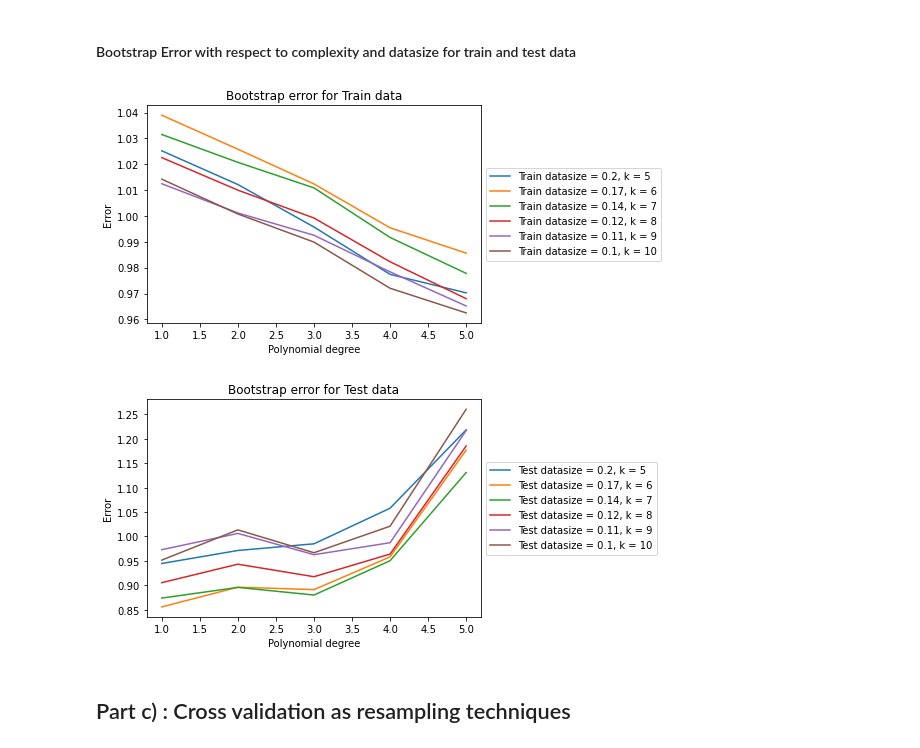
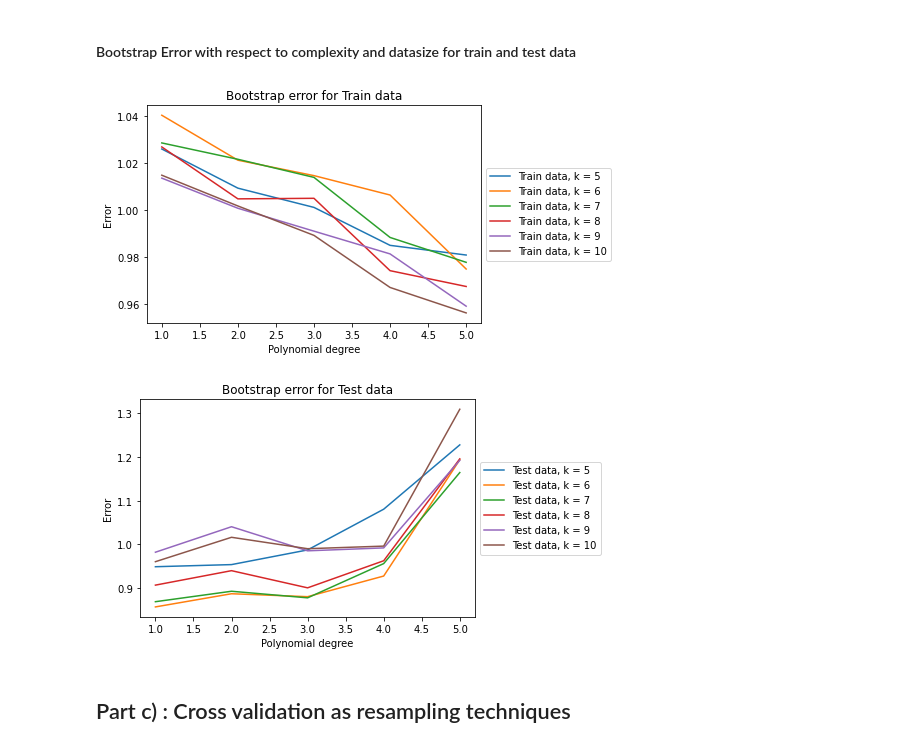
Before and after one commit to frederikrogge/compsci-project, a Jupyter notebook: Notebooks/task2&3.ipynb, the cells around one changed output. Saved outputs shown, nothing was run; the diff lists cells and outputs as text; code cells hidden in the pictures.

```diff
--- a/Notebooks/task2&3.ipynb
+++ b/Notebooks/task2&3.ipynb
@@ -112,14 +123,14 @@ def bootstrap(features, labels , k_values, degree_values, include_intercept = Fa
 
     return error_test, bias_test, variance_test,error_train , bias_train , variance_train
 # %%
-def gen_plot_bootstrap(k_values, polynomial, estimated_mse, title , y_label, legend_label, fig_name):
+def gen_plot(k_values, polynomial, estimated_mse, title , y_label, legend_label, fig_name):
     fig, ax = plt.subplots()
     for n,k in enumerate(k_values):
-        plt.plot(polynomial, estimated_mse[:, n], label= legend_label +'size = '+str(np.round(1/k, 2))+', k = '+ str(k)  )
+        plt.plot(polynomial, estimated_mse[:, n], label= legend_label +', k = '+ str(k)  )
         plt.xlabel('Polynomial degree')
         plt.ylabel( y_label)
         plt.legend(loc='center left', bbox_to_anchor=(1, 0.5))
-        save_fig(f, name =fig_name + legend_label )
+        save_fig(fig , name =fig_name + legend_label )
     plt.title(title)
     plt.show()
 # %% [markdown]
@@ -168,7 +177,7 @@ for n,k in enumerate(k_values):
 #### Bootstrap Error with respect to complexity and datasize for train and test data
 # %%
 def plot_bootstrap(features, labels , k_values, degree_values, fig_name, include_intercept= True,
-                              scaling= True , add_noise= True, mean = 0, std = 1):
+                              scaling= True , add_noise= True, mean = 0, std = 1, solver= LinearRegression,  n_bootstraps= 1000, **solver_args):
     Maxpolydegree = np.max(degree_values)
     polynomial = np.zeros(Maxpolydegree)
 
@@ -176,26 +185,22 @@ def plot_bootstrap(features, labels , k_values, degree_values, fig_name, include
         polynomial[polydegree-1] = polydegree
 
     error_test, bias_test, variance_test,error_train , bias_train , variance_train = bootstrap(features, labels , k_values, degree_values,
-                              include_intercept, scaling, add_noise, mean , std)
-
+                              include_intercept, scaling, add_noise, mean , std, solver= solver,  n_bootstraps= 10, **solver_args)
     # generating plots
-    gen_plot_bootstrap(k_values, polynomial, error_train,
+    gen_plot(k_values, polynomial, error_train,
                  title = 'Bootstrap error for Train data',
                  y_label = 'Error',
                  legend_label = 'Train data',fig_name = fig_name )
 
 
-    gen_plot_bootstrap(k_values, polynomial, error_test,
+    gen_plot(k_values, polynomial, error_test,
                  title = 'Bootstrap error for Test data',
                  y_label = 'Error',
                  legend_label = 'Test data', fig_name= fig_name )
-# %%
-k_values  = [5, 6, 7, 8, 9, 10]  # Number of folds
-degree_values = [1, 2, 3, 4, 5]  # Specify degree of polynomial to be fitted
-
-plot_bootstrap(features, labels ,k_values, degree_values, fig_name ='b_bootstrap_withnoise_')
-# %% [output]
-[figure, removed]
-[figure, removed]
+# %%
+plot_bootstrap(features, labels ,k_values, degree_values, fig_name ='b_bootstrap_withnoise_', solver = solver, **solver_args )
+# %% [output]
+[figure, added]
+[figure, added]
 # %% [markdown]
 ## Part c) : Cross validation as resampling techniques
```
Also changed, not shown: parts of 14 cells of this notebook, 16 other files.
